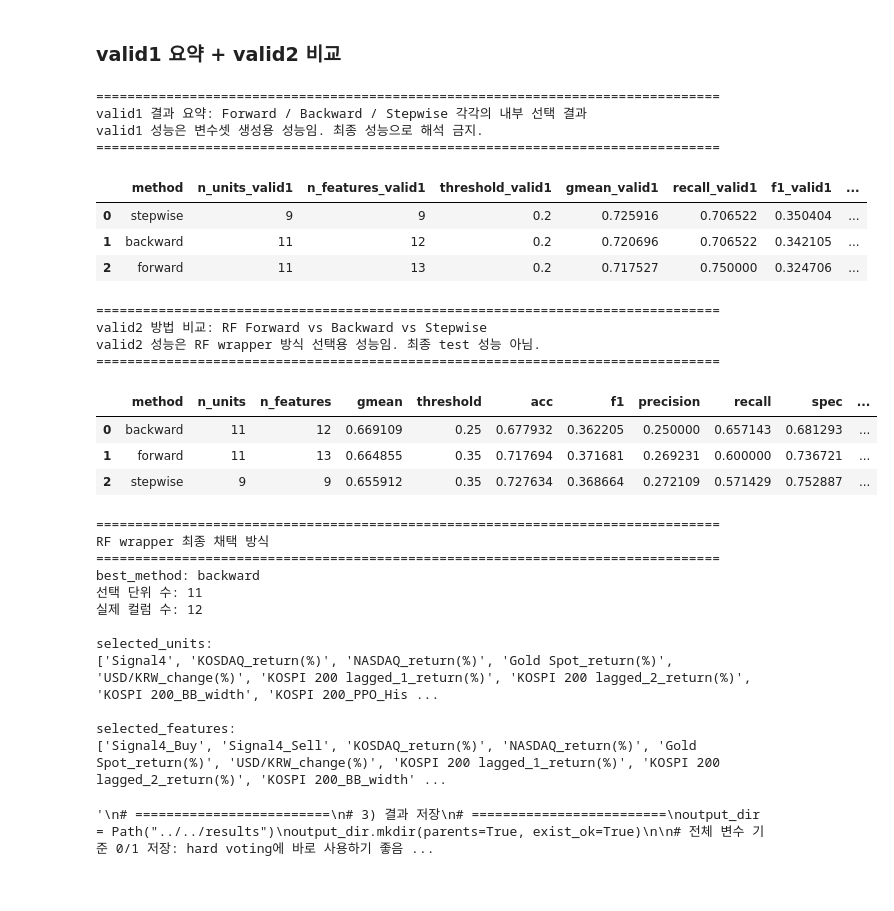
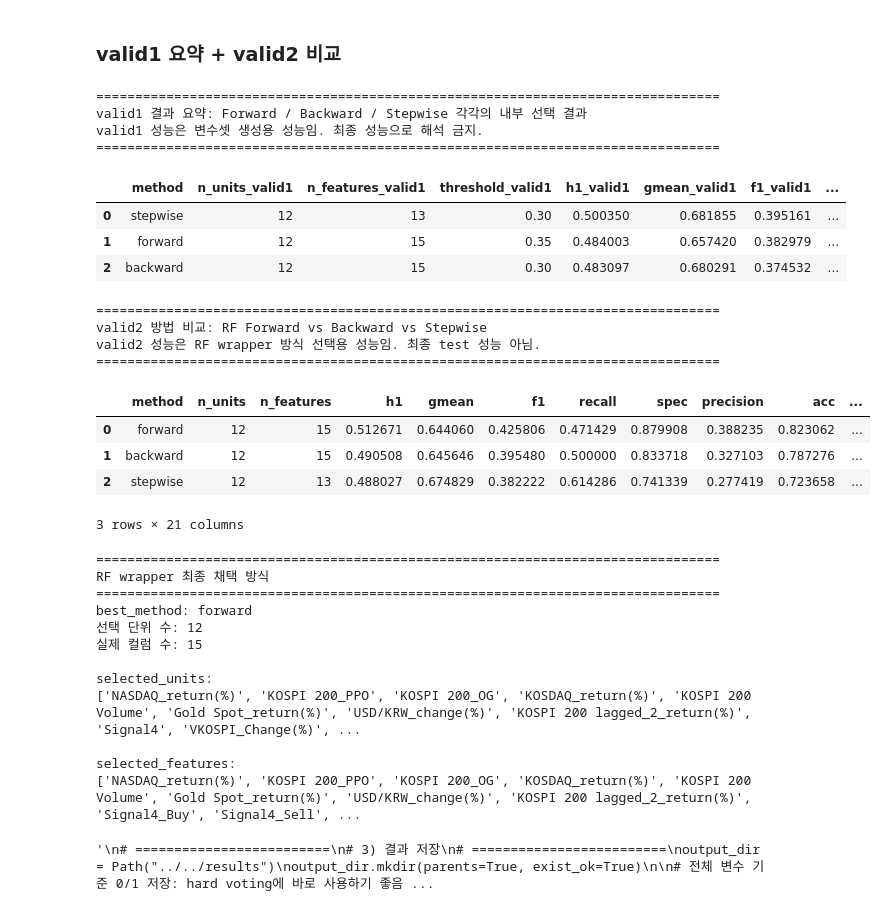
Before and after one commit to Dooman-cloud/TS-RL---, a Jupyter notebook: notebooks/feature_select/03. RF_wrapper.ipynb, the cells around one changed output. Cells and saved outputs as stored; diff of their text form; code cells hidden in the pictures.

```diff
--- a/notebooks/feature_select/03. RF_wrapper.ipynb
+++ b/notebooks/feature_select/03. RF_wrapper.ipynb
@@ -1589,16 +1609,19 @@ for method_name, result in selection_results.items():
         "n_units_valid1": len(result["selected_units"]),
         "n_features_valid1": len(result["selected_features"]),
         "threshold_valid1": p["threshold"],
+        "h1_valid1": m["h1"],
         "gmean_valid1": m["gmean"],
+        "f1_valid1": m["f1"],
         "recall_valid1": m["recall"],
-        "f1_valid1": m["f1"],
+        "spec_valid1": m["spec"],
+        "precision_valid1": m["precision"],
         "acc_valid1": m["acc"],
         "selected_units": " | ".join(result["selected_units"]),
         "selected_features": " | ".join(result["selected_features"])
     })
 
 valid1_summary_df = pd.DataFrame(summary_rows).sort_values(
-    ["gmean_valid1", "recall_valid1", "f1_valid1", "acc_valid1"],
+    ["h1_valid1", "gmean_valid1", "f1_valid1", "recall_valid1", "spec_valid1", "precision_valid1", "acc_valid1"],
     ascending=False
 ).reset_index(drop=True)
 
@@ -1633,58 +1656,59 @@ print("=" * 80)
 
 compare_cols = [
     "method", "n_units", "n_features",
-    "gmean", "threshold", "acc", "f1", "precision", "recall", "spec",
+    "h1", "gmean", "f1", "recall", "spec", "precision", "acc", "threshold",
     "balanced_acc", "mcc", "roc_auc", "pr_auc", "tn", "fp", "fn", "tp",
     "selected_units", "selected_features"
 ]
 
 display(method_comparison_df[compare_cols])
 
 best_method = method_comparison_df.iloc[0]["method"]
 rf_wrapper_final_units = selection_results[best_method]["selected_units"]
 rf_wrapper_final_features = selection_results[best_method]["selected_features"]
 
 print("\n" + "=" * 80)
 print("RF wrapper 최종 채택 방식")
 print("=" * 80)
 print("best_method:", best_method)
 print("선택 단위 수:", len(rf_wrapper_final_units))
 print("실제 컬럼 수:", len(rf_wrapper_final_features))
 
 print("\nselected_units:")
 print(rf_wrapper_final_units)
 
 print("\nselected_features:")
 print(rf_wrapper_final_features)
 # %% [output]
 ================================================================================
 valid1 결과 요약: Forward / Backward / Stepwise 각각의 내부 선택 결과
 valid1 성능은 변수셋 생성용 성능임. 최종 성능으로 해석 금지.
 ================================================================================
-|  | method | n_units_valid1 | n_features_valid1 | threshold_valid1 | gmean_valid1 | recall_valid1 | f1_valid1 | ... |
-| 0 | stepwise | 9 | 9 | 0.2 | 0.725916 | 0.706522 | 0.350404 | ... |
-| 1 | backward | 11 | 12 | 0.2 | 0.720696 | 0.706522 | 0.342105 | ... |
-| 2 | forward | 11 | 13 | 0.2 | 0.717527 | 0.750000 | 0.324706 | ... |
+|  | method | n_units_valid1 | n_features_valid1 | threshold_valid1 | h1_valid1 | gmean_valid1 | f1_valid1 | ... |
+| 0 | stepwise | 12 | 13 | 0.30 | 0.500350 | 0.681855 | 0.395161 | ... |
+| 1 | forward | 12 | 15 | 0.35 | 0.484003 | 0.657420 | 0.382979 | ... |
+| 2 | backward | 12 | 15 | 0.30 | 0.483097 | 0.680291 | 0.374532 | ... |
 ================================================================================
 valid2 방법 비교: RF Forward vs Backward vs Stepwise
 valid2 성능은 RF wrapper 방식 선택용 성능임. 최종 test 성능 아님.
 ================================================================================
-|  | method | n_units | n_features | gmean | threshold | acc | f1 | precision | recall | spec | ... |
-| 0 | backward | 11 | 12 | 0.669109 | 0.25 | 0.677932 | 0.362205 | 0.250000 | 0.657143 | 0.681293 | ... |
-| 1 | forward | 11 | 13 | 0.664855 | 0.35 | 0.717694 | 0.371681 | 0.269231 | 0.600000 | 0.736721 | ... |
-| 2 | stepwise | 9 | 9 | 0.655912 | 0.35 | 0.727634 | 0.368664 | 0.272109 | 0.571429 | 0.752887 | ... |
+|  | method | n_units | n_features | h1 | gmean | f1 | recall | spec | precision | acc | ... |
+| 0 | forward | 12 | 15 | 0.512671 | 0.644060 | 0.425806 | 0.471429 | 0.879908 | 0.388235 | 0.823062 | ... |
+| 1 | backward | 12 | 15 | 0.490508 | 0.645646 | 0.395480 | 0.500000 | 0.833718 | 0.327103 | 0.787276 | ... |
+| 2 | stepwise | 12 | 13 | 0.488027 | 0.674829 | 0.382222 | 0.614286 | 0.741339 | 0.277419 | 0.723658 | ... |
-================================================================================
-RF wrapper 최종 채택 방식
-================================================================================
-best_method: backward
-선택 단위 수: 11
-실제 컬럼 수: 12
-
-selected_units:
-['Signal4', 'KOSDAQ_return(%)', 'NASDAQ_return(%)', 'Gold Spot_return(%)', 'USD/KRW_change(%)', 'KOSPI 200 lagged_1_return(%)', 'KOSPI 200 lagged_2_return(%)', 'KOSPI 200_BB_width', 'KOSPI 200_PPO_His ...
-
-selected_features:
-['Signal4_Buy', 'Signal4_Sell', 'KOSDAQ_return(%)', 'NASDAQ_return(%)', 'Gold Spot_return(%)', 'USD/KRW_change(%)', 'KOSPI 200 lagged_1_return(%)', 'KOSPI 200 lagged_2_return(%)', 'KOSPI 200_BB_width' ...
+3 rows × 21 columns
+================================================================================
+RF wrapper 최종 채택 방식
+================================================================================
+best_method: forward
+선택 단위 수: 12
+실제 컬럼 수: 15
+
+selected_units:
+['NASDAQ_return(%)', 'KOSPI 200_PPO', 'KOSPI 200_OG', 'KOSDAQ_return(%)', 'KOSPI 200 Volume', 'Gold Spot_return(%)', 'USD/KRW_change(%)', 'KOSPI 200 lagged_2_return(%)', 'Signal4', 'VKOSPI_Change(%)', ...
+
+selected_features:
+['NASDAQ_return(%)', 'KOSPI 200_PPO', 'KOSPI 200_OG', 'KOSDAQ_return(%)', 'KOSPI 200 Volume', 'Gold Spot_return(%)', 'USD/KRW_change(%)', 'KOSPI 200 lagged_2_return(%)', 'Signal4_Buy', 'Signal4_Sell', ...
 # %%
 '''
 # =========================
```
Also changed, not shown: parts of 5 cells of this notebook, 6 other files.
